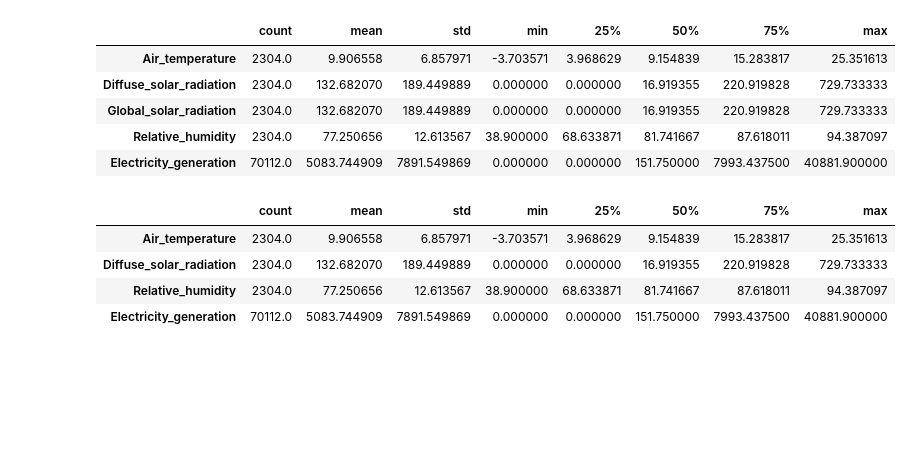
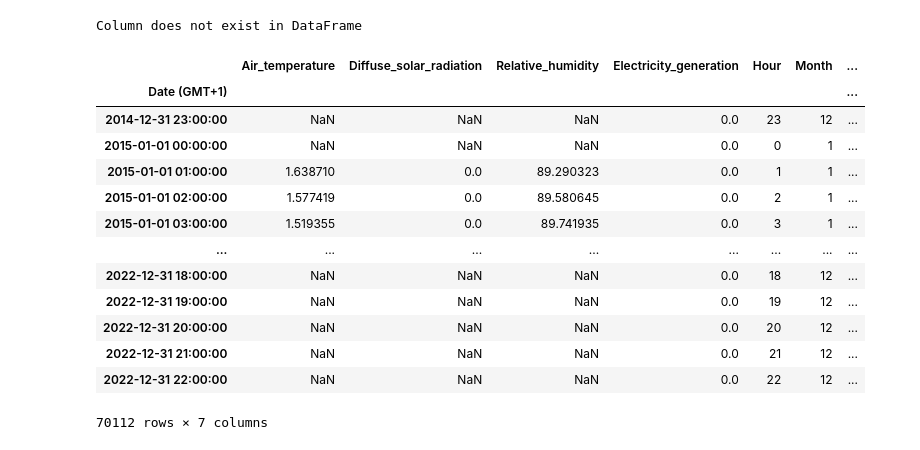
Before and after one commit to StevenE98/Optimierung-der-Energieerzeugungsprognose-fuer-Solar-und-Windanlagen, a Jupyter notebook: solarprognose.ipynb, the cells around one changed output. Saved outputs shown, nothing was run; the diff lists cells and outputs as text; code cells hidden in the pictures; blank space fills up the shorter version.

```diff
--- a/solarprognose.ipynb
+++ b/solarprognose.ipynb
@@ -174,27 +184,37 @@ _ = violinPlot.set_xticklabels(complete_data.keys(), rotation=90)
-# %%
-complete_data.describe().transpose() # Überprüfung ob Korrektur vorgenommen werden muss an den Values in den Columns , die Daten scheinen
-# keine besonderen Auffäligkeiten , jedoch ist Diffuse- und Global_solar_radiation eins eins die selbe csv file.
-# %% [output]
-|  | count | mean | std | min | 25% | 50% | 75% | max |
-| Air_temperature | 2304.0 | 9.906558 | 6.857971 | -3.703571 | 3.968629 | 9.154839 | 15.283817 | 25.351613 |
-| Diffuse_solar_radiation | 2304.0 | 132.682070 | 189.449889 | 0.000000 | 0.000000 | 16.919355 | 220.919828 | 729.733333 |
-| Global_solar_radiation | 2304.0 | 132.682070 | 189.449889 | 0.000000 | 0.000000 | 16.919355 | 220.919828 | 729.733333 |
-| Relative_humidity | 2304.0 | 77.250656 | 12.613567 | 38.900000 | 68.633871 | 81.741667 | 87.618011 | 94.387097 |
-| Electricity_generation | 70112.0 | 5083.744909 | 7891.549869 | 0.000000 | 0.000000 | 151.750000 | 7993.437500 | 40881.900000 |
-# %%
-#Das Duplikat wird entfernt aus dem Dataframe
-
-if 'Global_solar_radiation' in complete_data.columns:
-    complete_data = complete_data.drop('Global_solar_radiation', axis=1)
-else:
-    print("Column does not exist in DataFrame")
-
-
-
-complete_data.describe().transpose()
-# %% [output]
-|  | count | mean | std | min | 25% | 50% | 75% | max |
-| Air_temperature | 2304.0 | 9.906558 | 6.857971 | -3.703571 | 3.968629 | 9.154839 | 15.283817 | 25.351613 |
-| Diffuse_solar_radiation | 2304.0 | 132.682070 | 189.449889 | 0.000000 | 0.000000 | 16.919355 | 220.919828 | 729.733333 |
-| Relative_humidity | 2304.0 | 77.250656 | 12.613567 | 38.900000 | 68.633871 | 81.741667 | 87.618011 | 94.387097 |
-| Electricity_generation | 70112.0 | 5083.744909 | 7891.549869 | 0.000000 | 0.000000 | 151.750000 | 7993.437500 | 40881.900000 |
+# %%
+complete_data.describe().transpose() # Überprüfung ob Korrektur vorgenommen werden muss an den Values in den Columns , die Daten scheinen
+# keine besonderen Auffäligkeiten , jedoch ist Diffuse- und Global_solar_radiation eins eins die selbe csv file.
+
+#Das Duplikat wird entfernt
+complete_data.describe().transpose() # Überprüfung von Korrektur vorgenommen werden muss an den Values in den Columns , die Datei
+# keine besonderen Auffälligkeiten , jedoch ist Diffuse- und Global_solar_radiation eins die selbe csv file.
+
+# Das Duplikat wird entfernt
+
+if 'Global_solar_radiation' in complete_data.columns:
+    complete_data = complete_data.drop('Global_solar_radiation', axis=1)
+else:
+    print("Column does not exist in DataFrame")
+
+if 'Wind_Speed' in complete_data.columns:
+    complete_data = complete_data.drop('Wind_Speed', axis=1)
+else:
+    print("Column does not exist in DataFrame")
+
+complete_data
+# %% [output]
+Column does not exist in DataFrame
+|  | Air_temperature | Diffuse_solar_radiation | Relative_humidity | Electricity_generation | Hour | Month | ... |
+| Date (GMT+1) |  |  |  |  |  |  | ... |
+| 2014-12-31 23:00:00 | NaN | NaN | NaN | 0.0 | 23 | 12 | ... |
+| 2015-01-01 00:00:00 | NaN | NaN | NaN | 0.0 | 0 | 1 | ... |
+| 2015-01-01 01:00:00 | 1.638710 | 0.0 | 89.290323 | 0.0 | 1 | 1 | ... |
+| 2015-01-01 02:00:00 | 1.577419 | 0.0 | 89.580645 | 0.0 | 2 | 1 | ... |
+| 2015-01-01 03:00:00 | 1.519355 | 0.0 | 89.741935 | 0.0 | 3 | 1 | ... |
+| ... | ... | ... | ... | ... | ... | ... | ... |
+| 2022-12-31 18:00:00 | NaN | NaN | NaN | 0.0 | 18 | 12 | ... |
+| 2022-12-31 19:00:00 | NaN | NaN | NaN | 0.0 | 19 | 12 | ... |
+| 2022-12-31 20:00:00 | NaN | NaN | NaN | 0.0 | 20 | 12 | ... |
+| 2022-12-31 21:00:00 | NaN | NaN | NaN | 0.0 | 21 | 12 | ... |
+| 2022-12-31 22:00:00 | NaN | NaN | NaN | 0.0 | 22 | 12 | ... |
+70112 rows × 7 columns
```
Also changed, not shown: parts of 20 cells of this notebook.
